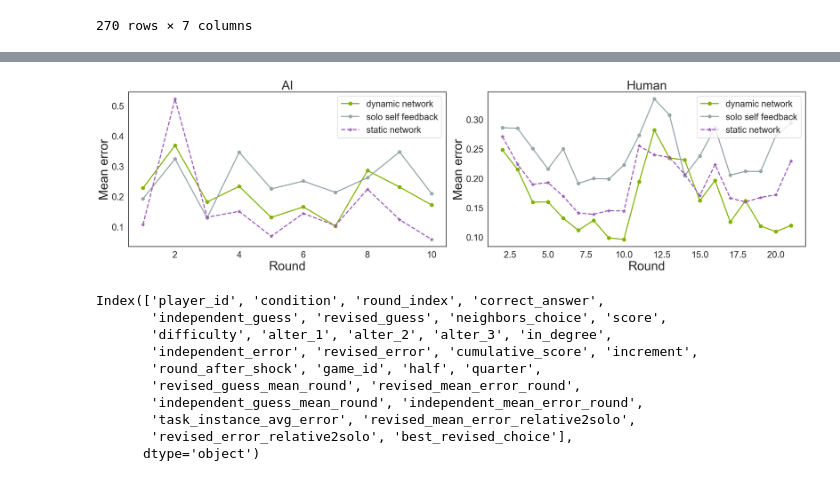
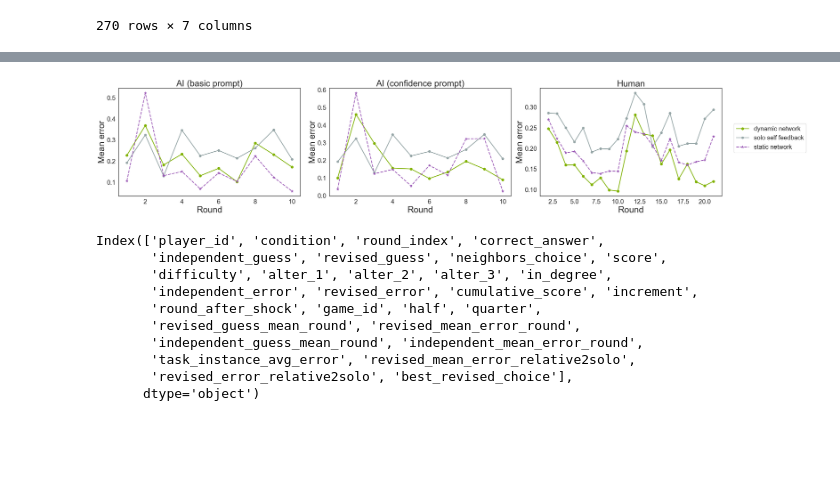
Before and after one commit to LucasChevrierGit/OASN, a Jupyter notebook: format_result.ipynb, the cells around one changed output, grey strips where cells are left out. Saved outputs shown, nothing was run; the diff lists cells and outputs as text; code cells hidden in the pictures; blank space fills up the shorter version.

```diff
--- a/format_result.ipynb
+++ b/format_result.ipynb
@@ -137,5 +129,7 @@ np.float64(0.06)
 # %%
 # Group-level DataFrame: one row per game_id and round_index
+
+formated_experiments = formated_experiments_types[0].copy() # normal prompting
 group_level_df = (
     formated_experiments[[
         'game_id', 'round_index', 'difficulty', 'condition',
@@ -255,68 +249,43 @@ all_studies_round_data = pd.read_csv("article_data/all_studies_round_data.csv")
 
 """ only keep lines with conditions :   'static', 'dynamic' 'solo_feedback' """
 all_studies_round_data = all_studies_round_data[all_studies_round_data.condition.isin(["static", "dynamic", "solo_feedback"])]
-
-
-ai_error_per_round = formated_experiments.groupby(['condition', 'round_index'])['revised_error'].mean().reset_index()
 human_error_per_round = all_studies_round_data.groupby(['condition', 'round_index'])['revised_error'].mean().reset_index()
-
-
 human_error_per_round = human_error_per_round.sort_values(['condition', 'round_index'])
-
-
-
 human_error_per_round.condition = human_error_per_round.condition.str.replace("solo_feedback", "solo_self_feedback")
 human_error_per_round.condition = human_error_per_round.condition.str.replace("static", "static_network")
 human_error_per_round.condition = human_error_per_round.condition.str.replace("dynamic", "dynamic_network")
+
+
+ai_error_per_round = [ formated_experiments_type.groupby(['condition', 'round_index'])['revised_error'].mean().reset_index() for formated_experiments_type in formated_experiments_types ]
 # %%
+fig, axes = plt.subplots(1, 3, figsize=(40, 8))  # Create a figure with 3 subplots side by side
 
-colors ={
-         'dynamic_network': '#81B200',
-         'static_network':'#9B59B6',
-         'solo_self_feedback': '#95A5A6',
-        }
-
-linestyles ={
-         'dynamic_network': '-',
-         'static_network':'--',
-         'solo_self_feedback': '-',
-        }
-
-markers ={
-         'dynamic_network': 'o',
-         'static_network':'*',
-         'solo_self_feedback': 'H',
-        }
-
-tick_size = 25
-label_size = 35
-
-fig, axes = plt.subplots(1, 2, figsize=(28, 8))  # Create a figure with 2 subplots side by side
-
-for ax, errors, title in zip(axes, [ai_error_per_round, human_error_per_round], ["AI", "Human"]):
-    for condition in ai_error_per_round['condition'].unique():
+for ax, errors, title in zip(axes, [ai_error_per_round[0], ai_error_per_round[1], human_error_per_round], ["AI (basic prompt)", "AI (confidence prompt)", "Human"]):
+    for condition in ai_error_per_round[0]['condition'].unique():
         ax.plot(
             errors[errors.condition == condition].round_index + 1,
             errors[errors.condition == condition].revised_error,
             label=" ".join(condition.split("_")),
             markersize=10,
             linewidth=3,
             marker=markers[condition],
             color=colors[condition],
             linestyle=linestyles[condition],
         )
 
     ax.set_xlabel("Round", fontsize=label_size)
     ax.set_ylabel('Mean error', fontsize=label_size)
     ax.set_title(title, fontsize=label_size)
     ax.tick_params(axis='both', labelsize=tick_size)
-    ax.legend(fontsize=tick_size)
+
+
+axes[-1].legend(fontsize=tick_size, bbox_to_anchor=(1.05, 0.7))
 
 plt.tight_layout()  # Adjust layout to prevent overlap
 
 plt.savefig("figures/ai_human_error.png", bbox_inches='tight')
 # %% [output]
-[figure, old version]
+[figure, new version]
 # %%
 formated_experiments.columns
 # %% [output]
```
Also changed, not shown: parts of 9 cells of this notebook, 51 other files.
